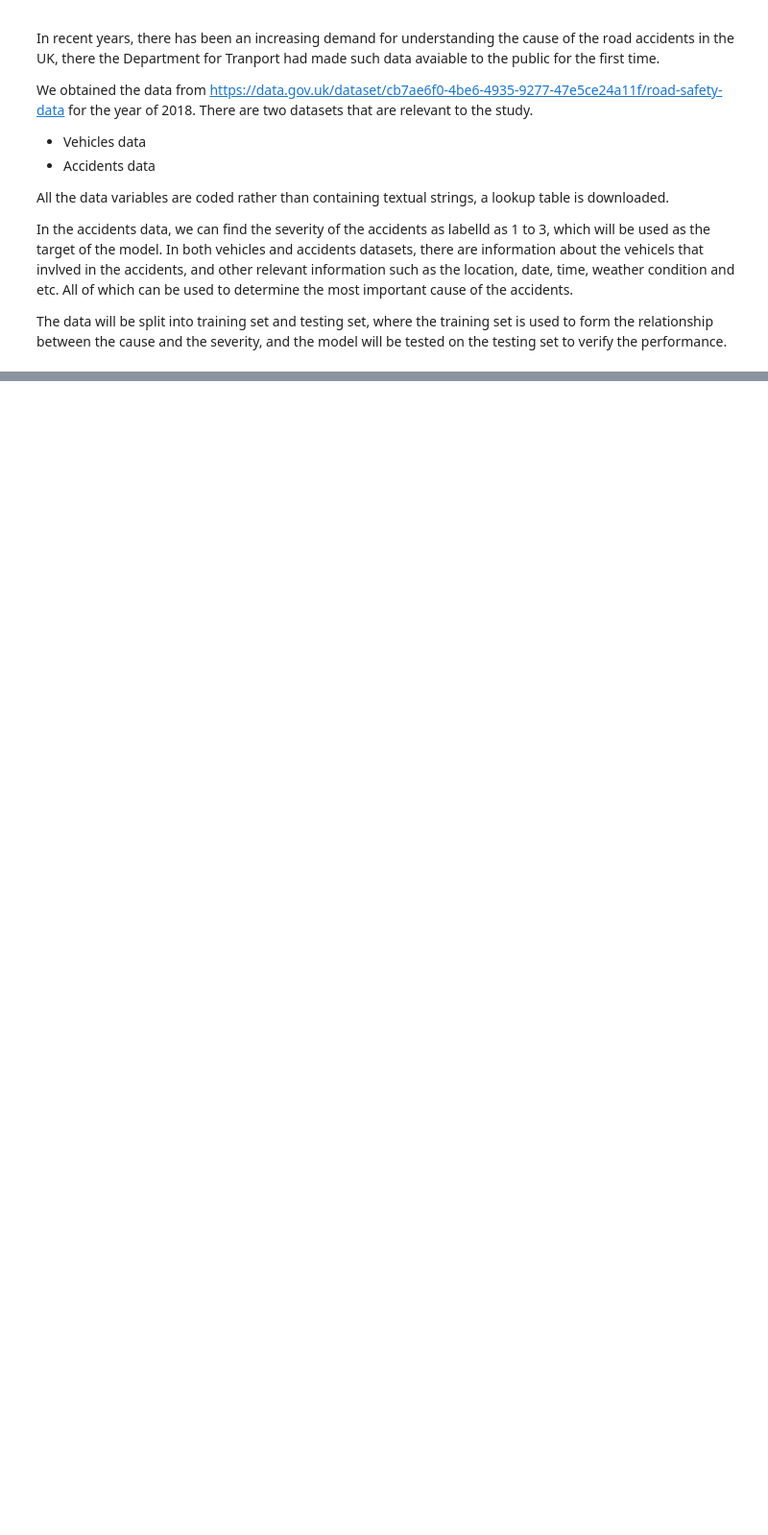
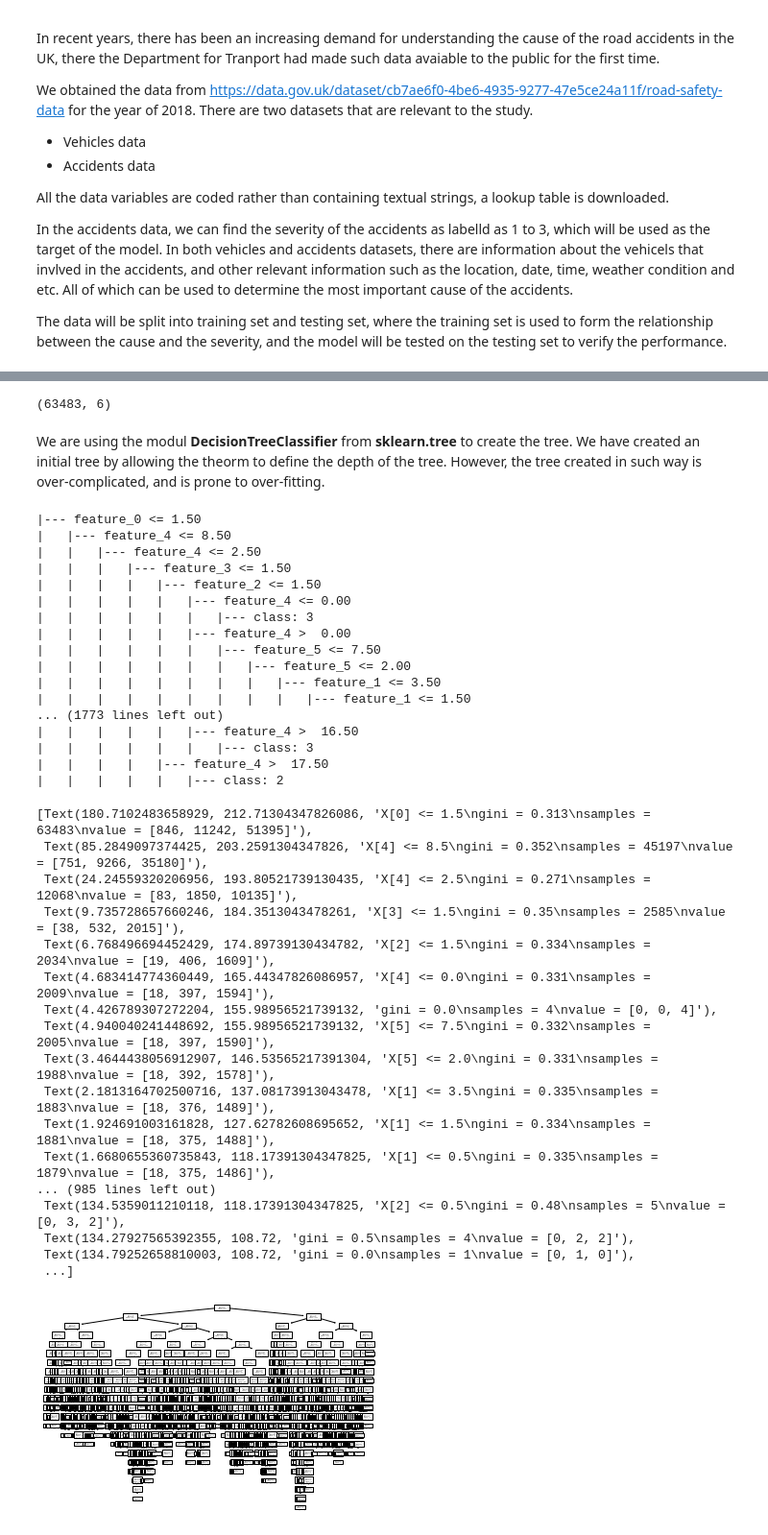
Before and after one commit to XChe2020/Coursera-Project, a Jupyter notebook: Week2.ipynb, the cells around one changed output, grey strips where cells are left out. Shown: that part at 96% size. Cells and saved outputs as stored; diff of their text form; code cells hidden in the pictures; blank space fills up the shorter version.

```diff
--- a/Week2.ipynb
+++ b/Week2.ipynb
@@ -31,0 +275,3 @@ Hello Capstone Project Course!
+# %%
+Y = Combined[['Accident_Severity']]
+X = Combined[['Did_Police_Officer_Attend_Scene_of_Accident', 'Skidding_and_Overturning', 'Vehicle_Leaving_Carriageway', 'Urban_or_Rural_Area', 'Vehicle_Manoeuvre', 'Hit_Object_in_Carriageway']].values
@@ -31,0 +280,60 @@ Hello Capstone Project Course!
+# %%
+from sklearn.model_selection import train_test_split
+
+x_train, x_test, y_train, y_test = train_test_split(X,Y,test_size=0.7,random_state=123)
+# %%
+np.sum(pd.isnull(x_train))
+x_train.shape
+# %% [output]
+(63483, 6)
+# %% [markdown]
+We are using the modul **DecisionTreeClassifier** from **sklearn.tree** to create the tree. We have created an initial tree by allowing the theorm to define the depth of the tree. However, the tree created in such way is over-complicated, and is prone to over-fitting.
+# %%
+from sklearn.tree import DecisionTreeClassifier
+
+clf = DecisionTreeClassifier()
+clf = clf.fit(x_train,y_train)
+# %%
+from sklearn.tree import plot_tree
+from sklearn.tree import export_text
+
+r = export_text(clf)
+print(r)
+
+plot_tree(clf)
+# %% [output]
+|--- feature_0 <= 1.50
+|   |--- feature_4 <= 8.50
+|   |   |--- feature_4 <= 2.50
+|   |   |   |--- feature_3 <= 1.50
+|   |   |   |   |--- feature_2 <= 1.50
+|   |   |   |   |   |--- feature_4 <= 0.00
+|   |   |   |   |   |   |--- class: 3
+|   |   |   |   |   |--- feature_4 >  0.00
+|   |   |   |   |   |   |--- feature_5 <= 7.50
+|   |   |   |   |   |   |   |--- feature_5 <= 2.00
+|   |   |   |   |   |   |   |   |--- feature_1 <= 3.50
+|   |   |   |   |   |   |   |   |   |--- feature_1 <= 1.50
+... (1773 lines left out)
+|   |   |   |   |   |--- feature_4 >  16.50
+|   |   |   |   |   |   |--- class: 3
+|   |   |   |   |--- feature_4 >  17.50
+|   |   |   |   |   |--- class: 2
+[Text(180.7102483658929, 212.71304347826086, 'X[0] <= 1.5\ngini = 0.313\nsamples = 63483\nvalue = [846, 11242, 51395]'),
+ Text(85.2849097374425, 203.2591304347826, 'X[4] <= 8.5\ngini = 0.352\nsamples = 45197\nvalue = [751, 9266, 35180]'),
+ Text(24.24559320206956, 193.80521739130435, 'X[4] <= 2.5\ngini = 0.271\nsamples = 12068\nvalue = [83, 1850, 10135]'),
+ Text(9.735728657660246, 184.3513043478261, 'X[3] <= 1.5\ngini = 0.35\nsamples = 2585\nvalue = [38, 532, 2015]'),
+ Text(6.768496694452429, 174.89739130434782, 'X[2] <= 1.5\ngini = 0.334\nsamples = 2034\nvalue = [19, 406, 1609]'),
+ Text(4.683414774360449, 165.44347826086957, 'X[4] <= 0.0\ngini = 0.331\nsamples = 2009\nvalue = [18, 397, 1594]'),
+ Text(4.426789307272204, 155.98956521739132, 'gini = 0.0\nsamples = 4\nvalue = [0, 0, 4]'),
+ Text(4.940040241448692, 155.98956521739132, 'X[5] <= 7.5\ngini = 0.332\nsamples = 2005\nvalue = [18, 397, 1590]'),
+ Text(3.4644438056912907, 146.53565217391304, 'X[5] <= 2.0\ngini = 0.331\nsamples = 1988\nvalue = [18, 392, 1578]'),
+ Text(2.1813164702500716, 137.08173913043478, 'X[1] <= 3.5\ngini = 0.335\nsamples = 1883\nvalue = [18, 376, 1489]'),
+ Text(1.924691003161828, 127.62782608695652, 'X[1] <= 1.5\ngini = 0.334\nsamples = 1881\nvalue = [18, 375, 1488]'),
+ Text(1.6680655360735843, 118.17391304347825, 'X[1] <= 0.5\ngini = 0.335\nsamples = 1879\nvalue = [18, 375, 1486]'),
+... (985 lines left out)
+ Text(134.5359011210118, 118.17391304347825, 'X[2] <= 0.5\ngini = 0.48\nsamples = 5\nvalue = [0, 3, 2]'),
+ Text(134.27927565392355, 108.72, 'gini = 0.5\nsamples = 4\nvalue = [0, 2, 2]'),
+ Text(134.79252658810003, 108.72, 'gini = 0.0\nsamples = 1\nvalue = [0, 1, 0]'),
+ ...]
+[figure, added]
```
Also changed, not shown: parts of 35 cells of this notebook.
